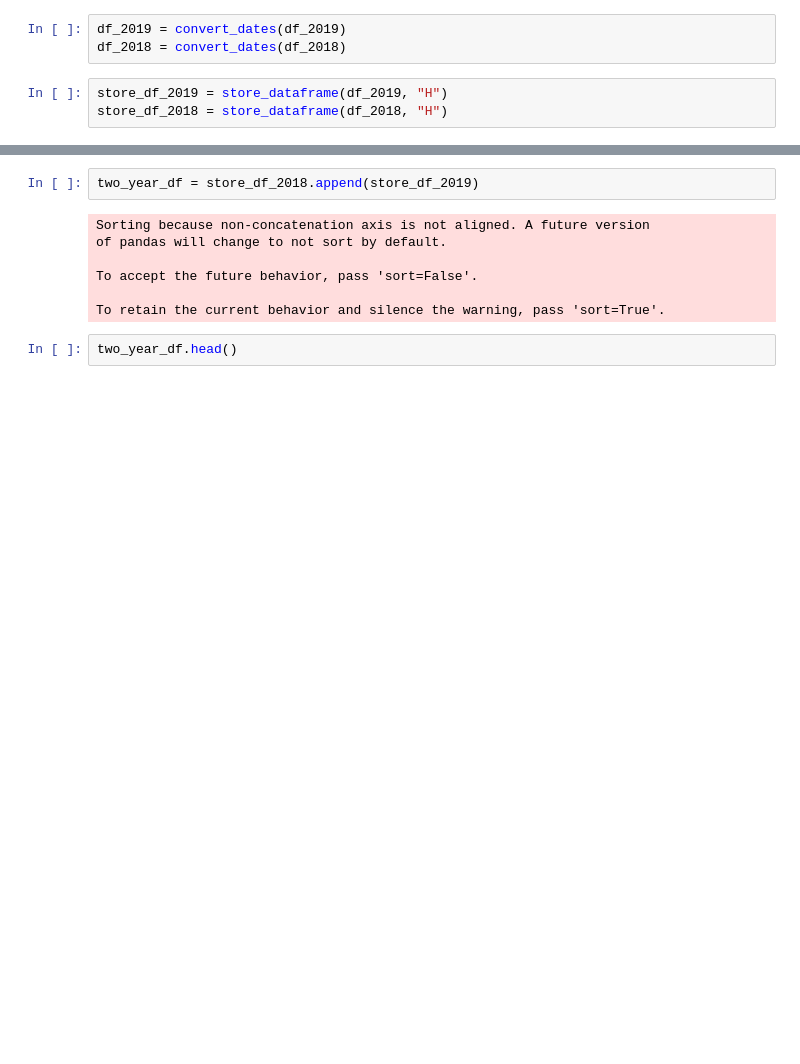
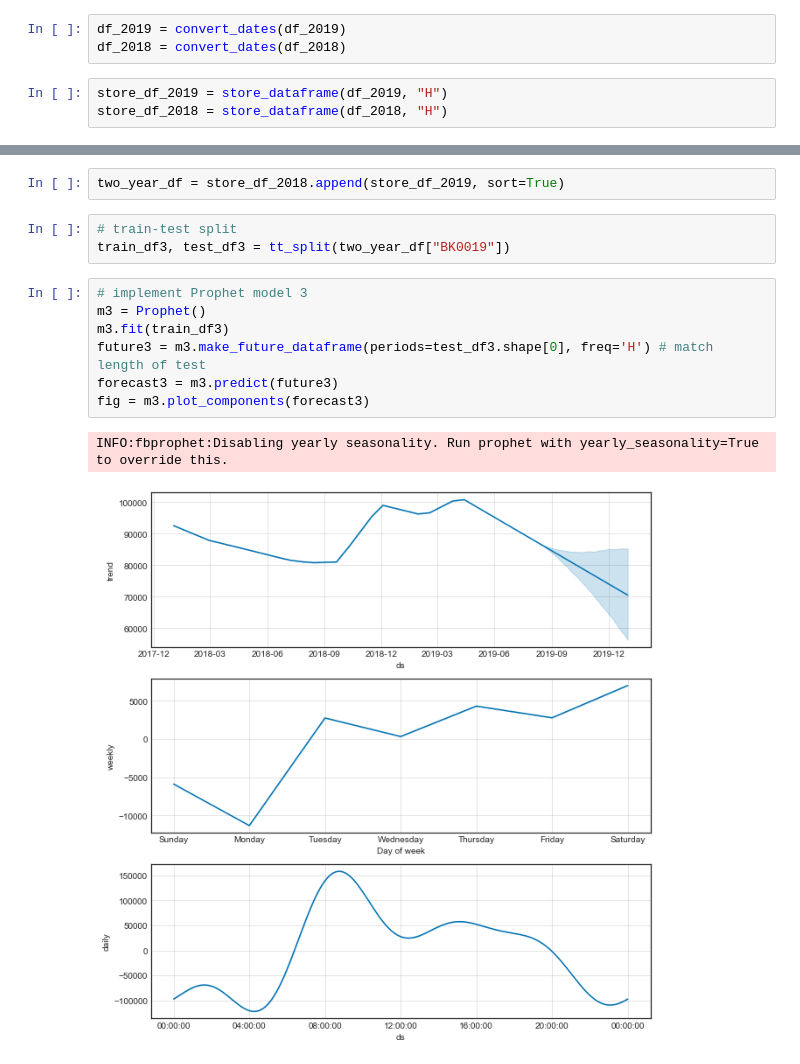
Before and after one commit to chul0717/capstone2, a Jupyter notebook: src/notebook.ipynb, the cells around one changed output, grey strips where cells are left out. Drawn from its saved outputs; the diff is of its cells as text; blank space fills up the shorter version.

Commit message:
add 2 year data model

```diff
--- a/src/notebook.ipynb
+++ b/src/notebook.ipynb
@@ -728,12 +721,16 @@ store_df_2019.head(1)
 # %%
-two_year_df = store_df_2018.append(store_df_2019)
+two_year_df = store_df_2018.append(store_df_2019, sort=True)
-# %% [output]
-Sorting because non-concatenation axis is not aligned. A future version
-of pandas will change to not sort by default.
-
-To accept the future behavior, pass 'sort=False'.
-
-To retain the current behavior and silence the warning, pass 'sort=True'.
-# %%
-two_year_df.head()
+# %%
+# train-test split
+train_df3, test_df3 = tt_split(two_year_df["BK0019"])
+# %%
+# implement Prophet model 3
+m3 = Prophet()
+m3.fit(train_df3)
+future3 = m3.make_future_dataframe(periods=test_df3.shape[0], freq='H') # match length of test
+forecast3 = m3.predict(future3)
+fig = m3.plot_components(forecast3)
+# %% [output]
+INFO:fbprophet:Disabling yearly seasonality. Run prophet with yearly_seasonality=True to override this.
+[figure, added]
 # %%
```
Also changed, not shown: parts of 9 cells of this notebook.
